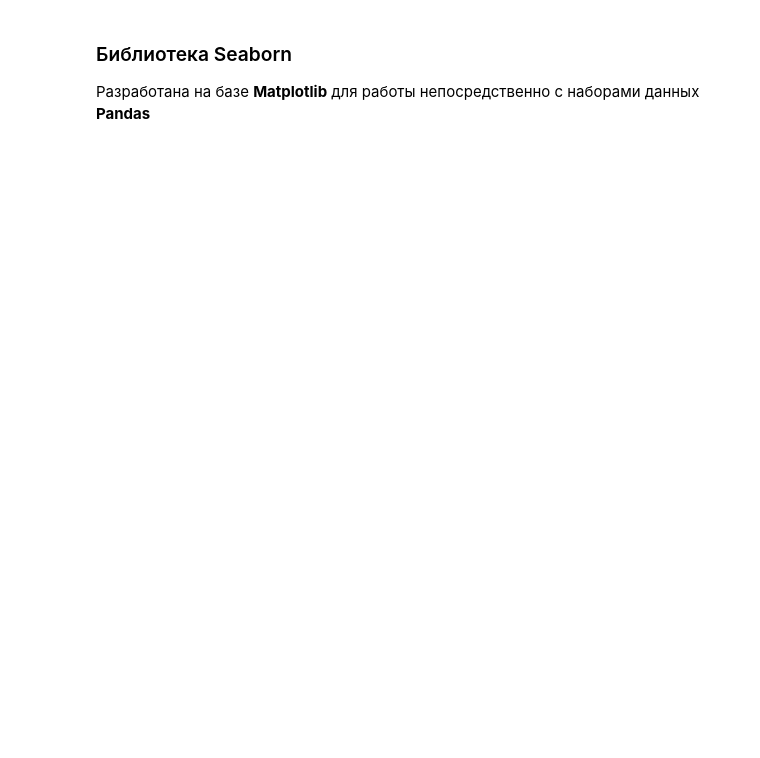
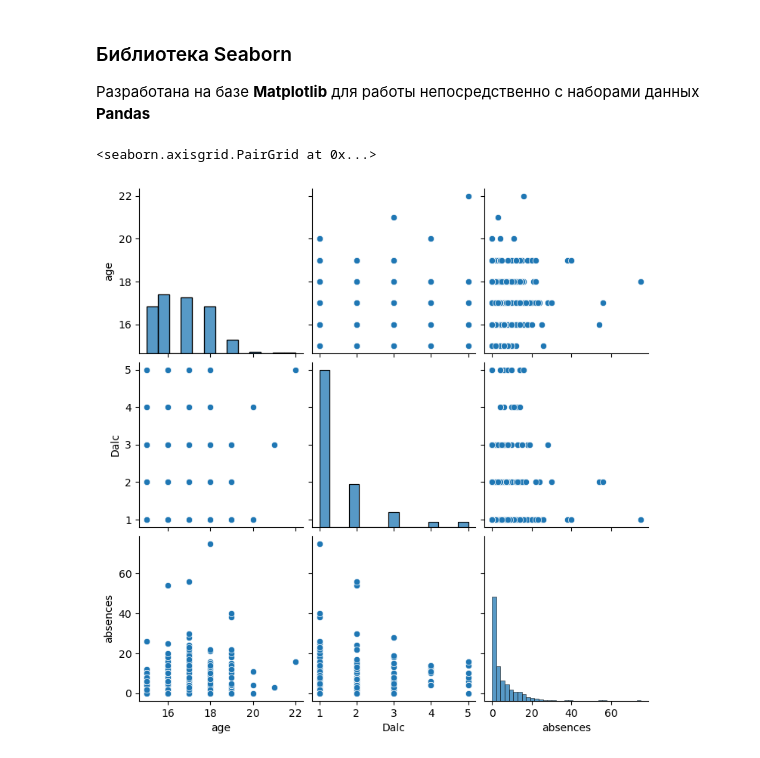
Before and after one commit to Letch49/ML_VVSU_2023, a Jupyter notebook: lec02/lec02.ipynb, the cells around one changed output. Drawn from its saved outputs; the diff is of its cells as text; code cells hidden in the pictures; blank space fills up the shorter version.

```diff
--- a/lec02/lec02.ipynb
+++ b/lec02/lec02.ipynb
@@ -260,3 +292,8 @@ studPor.head()
 Разработана на базе **Matplotlib** для работы непосредственно с наборами данных **Pandas**
 # %%
 import seaborn as sbn
+# %%
+sbn.pairplot( studMat[["age", "Dalc", "absences"]] )
+# %% [output]
+<seaborn.axisgrid.PairGrid at 0x...>
+[figure, added]
```
Also changed, not shown: parts of 11 cells of this notebook.
